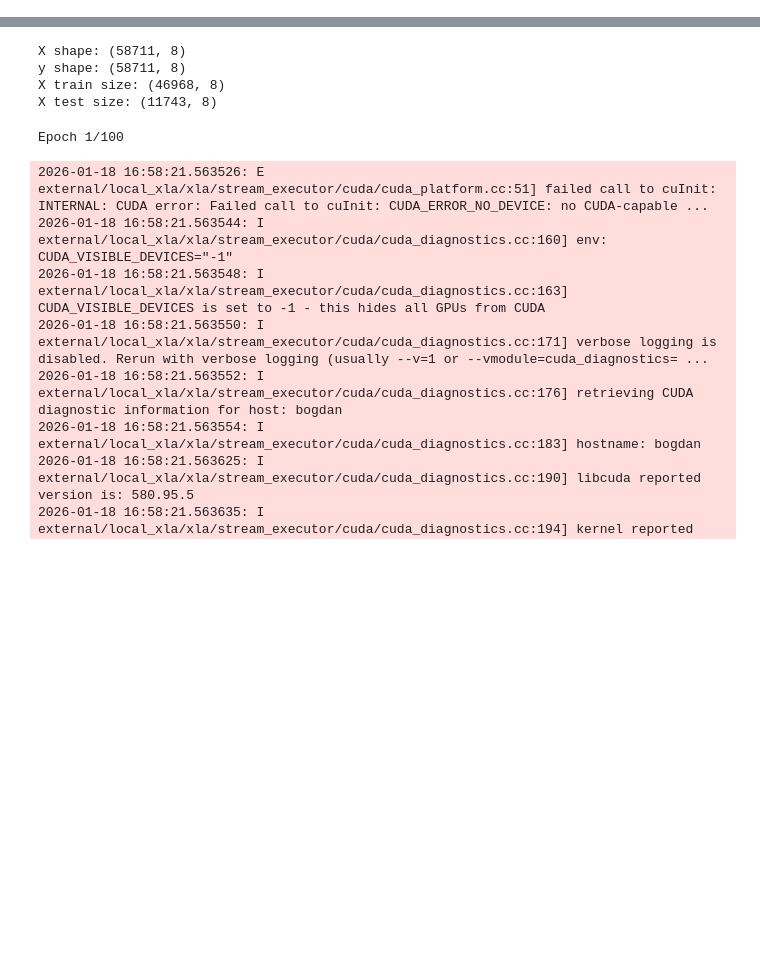
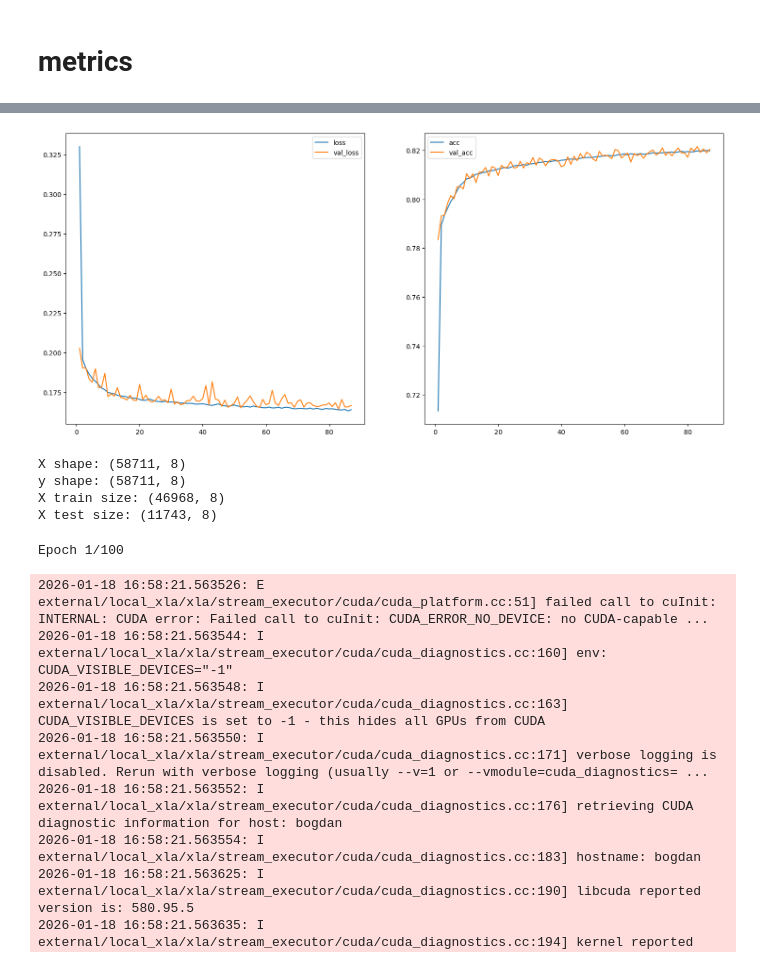
Before and after one commit to filipkojro/qw-defects, a Jupyter notebook: model_tests.ipynb, the cells around one changed output, grey strips where cells are left out. Drawn from its saved outputs; the diff is of its cells as text; code cells hidden in the pictures; blank space fills up the shorter version.

```diff
--- a/model_tests.ipynb
+++ b/model_tests.ipynb
@@ -9,0 +104,25 @@ from dist_metric import DistributionOverlapSingle, DistributionOverlap
+# %% [markdown]
+# metrics
+# %%
+loss = history.history['loss']
+acc = history.history['dist_overlap']
+
+val_loss = history.history['val_loss']
+val_acc = history.history['val_dist_overlap']
+
+epochs = range(1, len(loss) + 1)
+
+import matplotlib.pyplot as plt
+
+fig, ax = plt.subplots(ncols=2, figsize=(18,8))
+ax[0].plot(epochs, loss, label="loss")
+ax[0].plot(epochs, val_loss, label="val_loss")
+ax[0].legend()
+ax[1].plot(epochs, acc, label="acc")
+ax[1].plot(epochs, val_acc, label="val_acc")
+ax[1].legend()
+
+print()
+print(f"test loss: {loss}")
+print(f"test overlap: {dist_overlap}")
+# %% [output]
@@ -10,3 +131,4 @@ from dist_metric import DistributionOverlapSingle, DistributionOverlap
+[figure, added]
 # %%
 # X = np.load("dataset_X.npz")['arr_0']
 # y = np.load("dataset_y.npz")['arr_0']
```
Also changed, not shown: parts of 3 cells of this notebook, 3 other files.
